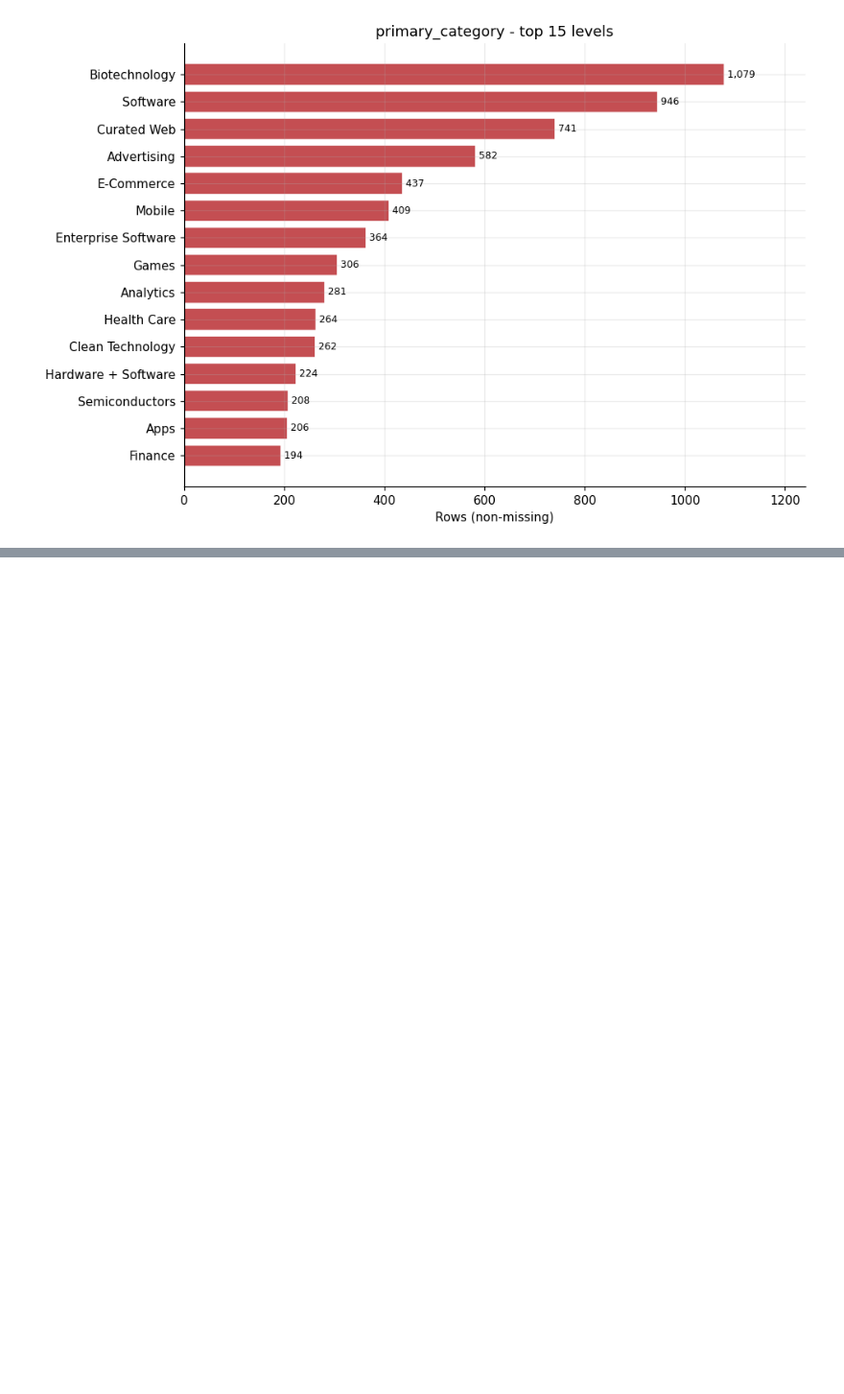
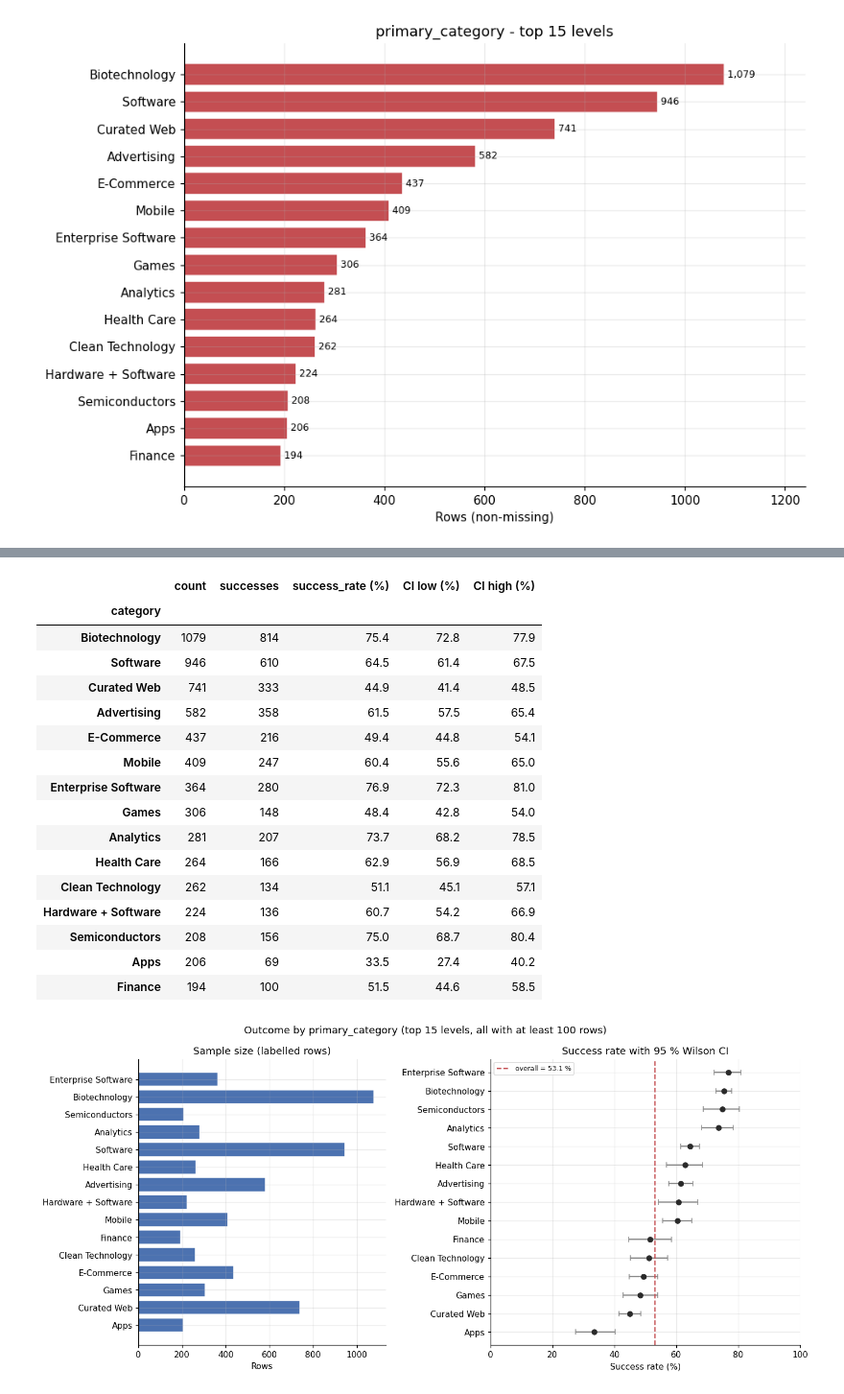
Before and after one commit to saciAb-ai/startup-success-prediction, a Jupyter notebook: notebooks/01_eda.ipynb, the cells around one changed output, grey strips where cells are left out. Shown at 96% size. Saved outputs shown, nothing was run; the diff lists cells and outputs as text; code cells hidden in the pictures; blank space fills up the shorter version.

```diff
--- a/notebooks/01_eda.ipynb
+++ b/notebooks/01_eda.ipynb
@@ -1113,0 +1461,29 @@ plot_top_categories(
+# %%
+category_outcomes = outcome_by_category(
+    dataset["primary_category"], dataset["target"], min_rows=100
+).head(15)
+display(category_outcomes.round(1))
+plot_outcome_by_category(
+    category_outcomes,
+    "Outcome by primary_category (top 15 levels, all with at least 100 rows)",
+    figsize=(13, 6),
+)
+# %% [output]
+|  | count | successes | success_rate (%) | CI low (%) | CI high (%) |
+| category |  |  |  |  |  |
+| Biotechnology | 1079 | 814 | 75.4 | 72.8 | 77.9 |
+| Software | 946 | 610 | 64.5 | 61.4 | 67.5 |
+| Curated Web | 741 | 333 | 44.9 | 41.4 | 48.5 |
+| Advertising | 582 | 358 | 61.5 | 57.5 | 65.4 |
+| E-Commerce | 437 | 216 | 49.4 | 44.8 | 54.1 |
+| Mobile | 409 | 247 | 60.4 | 55.6 | 65.0 |
+| Enterprise Software | 364 | 280 | 76.9 | 72.3 | 81.0 |
+| Games | 306 | 148 | 48.4 | 42.8 | 54.0 |
+| Analytics | 281 | 207 | 73.7 | 68.2 | 78.5 |
+| Health Care | 264 | 166 | 62.9 | 56.9 | 68.5 |
+| Clean Technology | 262 | 134 | 51.1 | 45.1 | 57.1 |
+| Hardware + Software | 224 | 136 | 60.7 | 54.2 | 66.9 |
+| Semiconductors | 208 | 156 | 75.0 | 68.7 | 80.4 |
+| Apps | 206 | 69 | 33.5 | 27.4 | 40.2 |
+| Finance | 194 | 100 | 51.5 | 44.6 | 58.5 |
+[figure, added]
```
Also changed, not shown: parts of 33 cells of this notebook, 1 other file.
